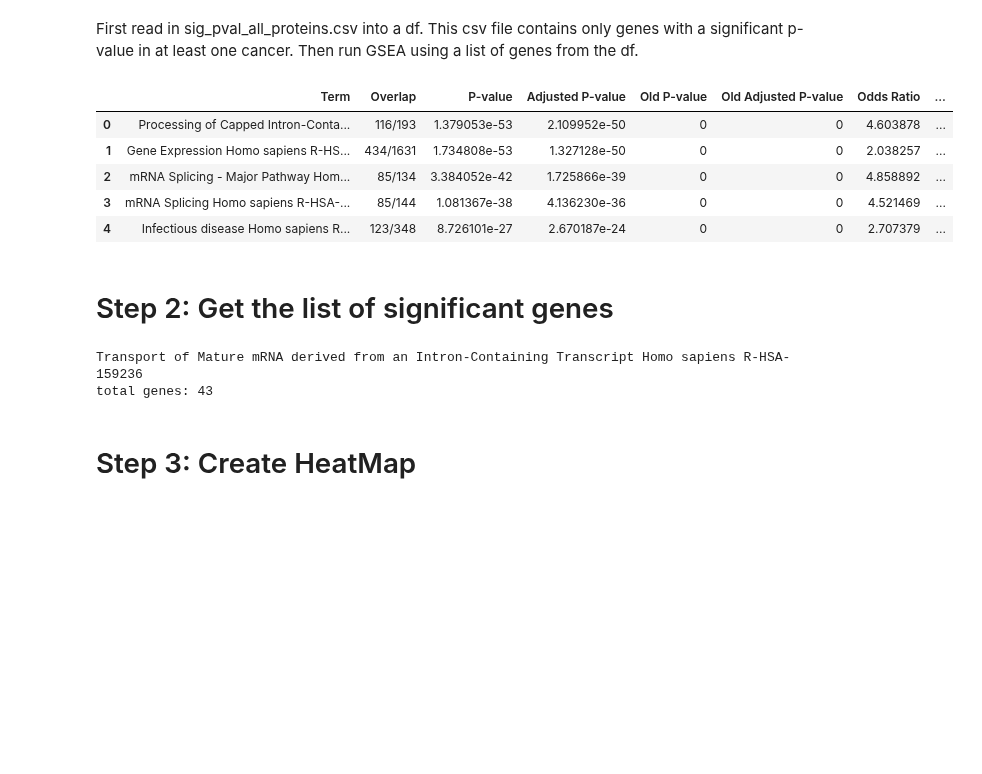
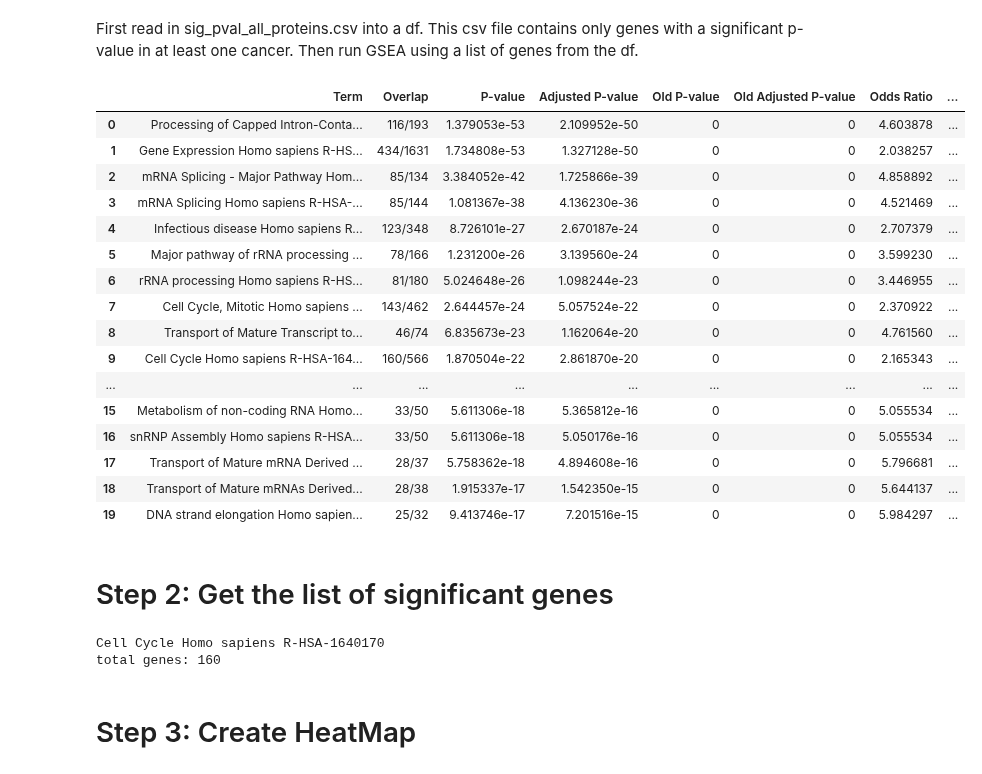
Before and after one commit to PayneLab/WhenMutationsDontMatter, a Jupyter notebook: PTEN/Step_3_trans_effect/Step_3.4_Figures/Pathways_Reactome/Cell_Cycle_Heatmap_Reactome.ipynb, the cells around one changed output. Saved outputs shown, nothing was run; the diff lists cells and outputs as text; code cells hidden in the pictures; blank space fills up the shorter version.

```diff
--- a/PTEN/Step_3_trans_effect/Step_3.4_Figures/Pathways_Reactome/Cell_Cycle_Heatmap_Reactome.ipynb
+++ b/PTEN/Step_3_trans_effect/Step_3.4_Figures/Pathways_Reactome/Cell_Cycle_Heatmap_Reactome.ipynb
@@ -28,25 +28,36 @@ prot_list = list(sig_df.Proteomics) # list of genes with a sig pval in >= 1 canc
 prot_enr = gp.enrichr(gene_list = prot_list, description='Tumor_partition', gene_sets='Reactome_2016',
                        outdir='/Enrichr')
 # %%
-prot_enr.res2d.head()
+prot_enr.res2d.head(20)
 # %% [output]
 |  | Term | Overlap | P-value | Adjusted P-value | Old P-value | Old Adjusted P-value | Odds Ratio | ... |
 | 0 | Processing of Capped Intron-Conta... | 116/193 | 1.379053e-53 | 2.109952e-50 | 0 | 0 | 4.603878 | ... |
 | 1 | Gene Expression Homo sapiens R-HS... | 434/1631 | 1.734808e-53 | 1.327128e-50 | 0 | 0 | 2.038257 | ... |
 | 2 | mRNA Splicing - Major Pathway Hom... | 85/134 | 3.384052e-42 | 1.725866e-39 | 0 | 0 | 4.858892 | ... |
 | 3 | mRNA Splicing Homo sapiens R-HSA-... | 85/144 | 1.081367e-38 | 4.136230e-36 | 0 | 0 | 4.521469 | ... |
 | 4 | Infectious disease Homo sapiens R... | 123/348 | 8.726101e-27 | 2.670187e-24 | 0 | 0 | 2.707379 | ... |
+| 5 | Major pathway of rRNA processing ... | 78/166 | 1.231200e-26 | 3.139560e-24 | 0 | 0 | 3.599230 | ... |
+| 6 | rRNA processing Homo sapiens R-HS... | 81/180 | 5.024648e-26 | 1.098244e-23 | 0 | 0 | 3.446955 | ... |
+| 7 | Cell Cycle, Mitotic Homo sapiens ... | 143/462 | 2.644457e-24 | 5.057524e-22 | 0 | 0 | 2.370922 | ... |
+| 8 | Transport of Mature Transcript to... | 46/74 | 6.835673e-23 | 1.162064e-20 | 0 | 0 | 4.761560 | ... |
+| 9 | Cell Cycle Homo sapiens R-HSA-164... | 160/566 | 1.870504e-22 | 2.861870e-20 | 0 | 0 | 2.165343 | ... |
+| ... | ... | ... | ... | ... | ... | ... | ... | ... |
+| 15 | Metabolism of non-coding RNA Homo... | 33/50 | 5.611306e-18 | 5.365812e-16 | 0 | 0 | 5.055534 | ... |
+| 16 | snRNP Assembly Homo sapiens R-HSA... | 33/50 | 5.611306e-18 | 5.050176e-16 | 0 | 0 | 5.055534 | ... |
+| 17 | Transport of Mature mRNA Derived ... | 28/37 | 5.758362e-18 | 4.894608e-16 | 0 | 0 | 5.796681 | ... |
+| 18 | Transport of Mature mRNAs Derived... | 28/38 | 1.915337e-17 | 1.542350e-15 | 0 | 0 | 5.644137 | ... |
+| 19 | DNA strand elongation Homo sapien... | 25/32 | 9.413746e-17 | 7.201516e-15 | 0 | 0 | 5.984297 | ... |
 # %% [markdown]
 # Step 2: Get the list of significant genes
 # %%
-index = 10
+index = 9
 trans = prot_enr.res2d.Genes[index]
 genes = trans.split(';')
 print(prot_enr.res2d.Term[index])
 print('total genes:',len(genes))
 # %% [output]
-Transport of Mature mRNA derived from an Intron-Containing Transcript Homo sapiens R-HSA-159236
-total genes: 43
+Cell Cycle Homo sapiens R-HSA-1640170
+total genes: 160
 # %% [markdown]
 # Step 3: Create HeatMap
 # %% [markdown]
```
Also changed, not shown: parts of 12 cells of this notebook, 14 other files.
